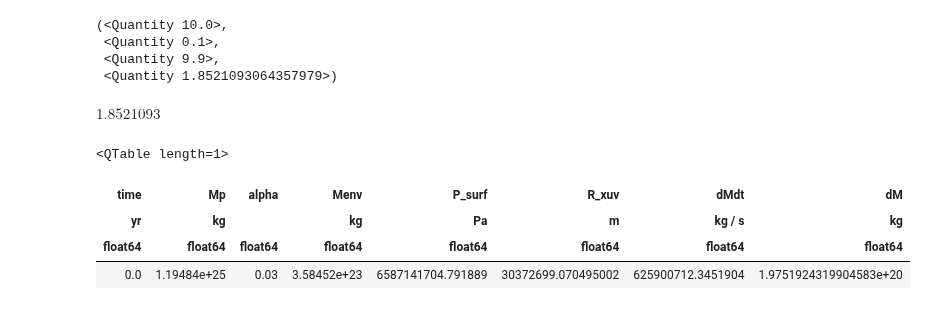
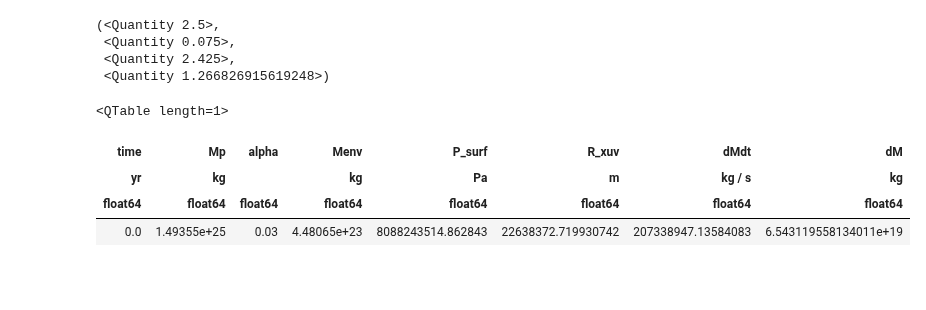
Before and after one commit to dm1681/Merging_Perts, a Jupyter notebook: Research/Merging_Perts/lehmer_test.ipynb, the cells around one changed output. Drawn from its saved outputs; the diff is of its cells as text; code cells hidden in the pictures; blank space fills up the shorter version.

```diff
--- a/Research/Merging_Perts/lehmer_test.ipynb
+++ b/Research/Merging_Perts/lehmer_test.ipynb
@@ -33,8 +33,8 @@ def calc_Rxuv(Rs, H, Pxuv, Ps):
 # %%
 # reproduce figure 3
 #
-alpha = 0.01
-Mp = 10
+alpha = 0.03
+Mp = 2.5
 Menv = alpha * Mp
 Mcore = Mp - Menv
 
@@ -57,46 +57,44 @@ tao = 1e8 * u.yr
 
 Mp/const.M_earth, Menv/const.M_earth, Mcore/const.M_earth, Rs/const.R_earth
 # %% [output]
-(<Quantity 10.0>,
- <Quantity 0.1>,
- <Quantity 9.9>,
- <Quantity 1.8521093064357979>)
+(<Quantity 2.5>,
+ <Quantity 0.075>,
+ <Quantity 2.425>,
+ <Quantity 1.266826915619248>)
-# %%
-((1.3*(((10*const.M_earth)-(10 * const.M_earth * 0.01)) ** (0.27)).value)*u.m)/const.R_earth
-# %% [output]
-$1.8521093 \; \mathrm{}$
 # %%
 t = 0 * u.yr
 dt = 10000 * u.yr
 dM0 = 0 * u.kg
 
 # constants
 g = calc_gs(Mcore, Rs)
 H = calc_H(Rg, T, g)
 
 # intial conditions
 P0 = calc_ps(g, Menv, dM0, Rs)
 P0 = P0.to(u.Pa)
 Rxuv0 = calc_Rxuv(Rs, H, Pxuv, P0)
 Rxuv0 = Rxuv0.decompose()
+if Rxuv0 <= Rs:
+    Rxuv0 = Rs
 dmdt0 = calc_dmdt(eta, Fxuv, Rxuv0, Mcore)
 dmdt0 = dmdt0.decompose()
 
 data = QTable()
 # defining some initial conditions
 data['time'] = [0]*u.yr
 data['Mp'] = [Mp.decompose().value] * u.kg
 data['alpha'] = [alpha]
 data['Menv'] = [Menv.decompose().value] * u.kg
 data['P_surf'] = [P0.decompose().value] * u.Pa
 data['R_xuv'] = [Rxuv0.decompose().value] * u.m
 data['dMdt'] = [dmdt0.decompose().value] * u.kg/u.s
 data['dM'] = [(dmdt0 * dt).decompose().value] * u.kg
 data
 # %% [output]
 <QTable length=1>
 | time | Mp | alpha | Menv | P_surf | R_xuv | dMdt | dM |
 | yr | kg |  | kg | Pa | m | kg / s | kg |
 | float64 | float64 | float64 | float64 | float64 | float64 | float64 | float64 |
-| 0.0 | 1.19484e+25 | 0.03 | 3.58452e+23 | 6587141704.791889 | 30372699.070495002 | 625900712.3451904 | 1.9751924319904583e+20 |
+| 0.0 | 1.49355e+25 | 0.03 | 4.48065e+23 | 8088243514.862843 | 22638372.719930742 | 207338947.13584083 | 6.543119558134011e+19 |
 # %%
```
Also changed, not shown: parts of 12 cells of this notebook, 2 other files.
